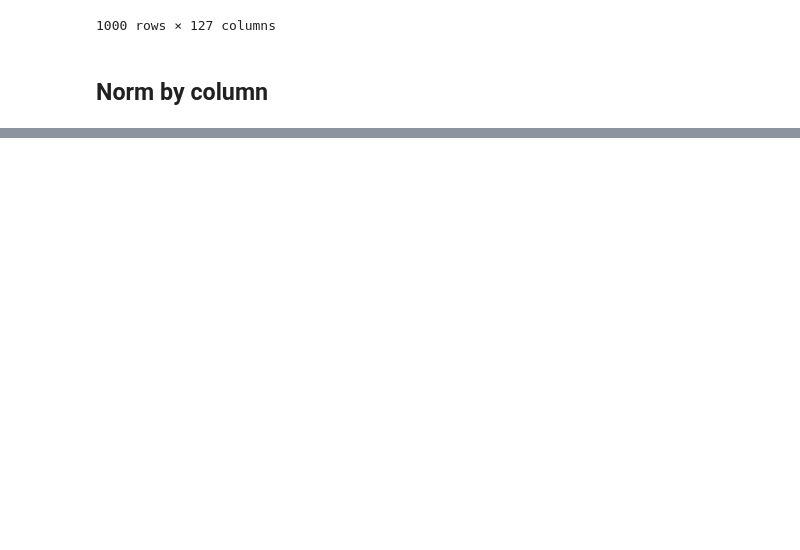
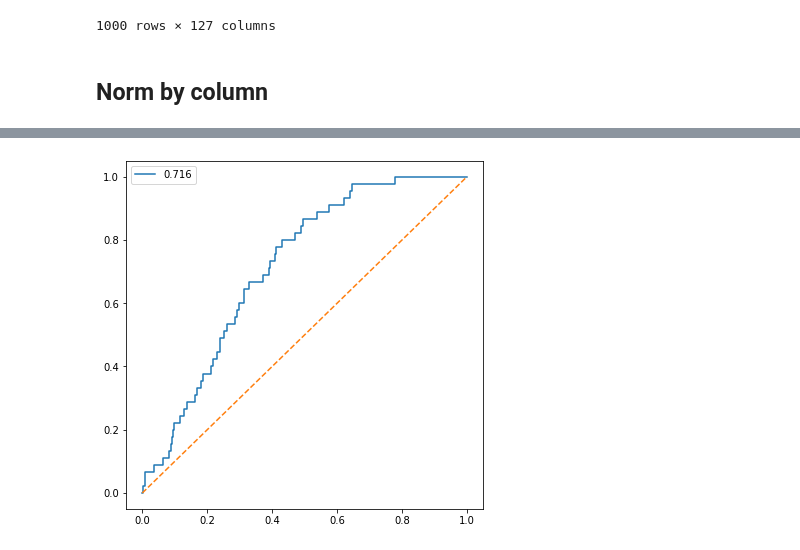
Before and after one commit to hillce/GAN_PDFF_OUT, a Jupyter notebook: genMetricsNFig.ipynb, the cells around one changed output, grey strips where cells are left out. Cells and saved outputs as stored; diff of their text form; code cells hidden in the pictures; blank space fills up the shorter version.

Commit message:
metricsDone

```diff
--- a/genMetricsNFig.ipynb
+++ b/genMetricsNFig.ipynb
@@ -130,0 +126,45 @@ dfNorm
+# %%
+from sklearn.metrics import roc_curve, auc
+
+dotLine = [0,1]
+
+plt.rcParams["figure.figsize"] = [6*4,21*4]
+
+# fig,ax = plt.subplots(21,6)
+cntI = 0
+highAuc = {}
+allAUC = {}
+for i,(kn0,kn1) in enumerate(knNums):
+    for ch in range(6):
+        pred = dfNorm["Ch_{}_Kn_{}{}".format(ch,kn0,kn1)].to_numpy()
+        gt = dfNorm["Reacquire"].to_numpy()
+
+        fpr,tpr,thresh = roc_curve(gt,pred)
+        aucScore = auc(fpr,tpr)
+
+        if aucScore > 0.65:
+            highAuc["Ch_{}_Kn_{}{}".format(ch,kn0,kn1)] = pred
+
+        allAUC["Ch_{}_Kn_{}{}".format(ch,kn0,kn1)] = pred
+
+#         ax[i,ch].plot(fpr,tpr,label="{:.3f}".format(aucScore))
+#         ax[i,ch].plot(dotLine,dotLine,"--")
+#         ax[i,ch].legend(prop={'size':10})
+
+# plt.show()
+# %%
+overPred = np.ones(pred.shape)
+for k in highAuc.keys():
+    overPred *= highAuc[k]
+
+gt = dfNorm["Reacquire"].to_numpy()
+fpr,tpr,thresh = roc_curve(gt,overPred)
+aucScore = auc(fpr,tpr)
+
+plt.rcParams["figure.figsize"] = [6.4,6.4]
+plt.plot(fpr,tpr,label="{:.3f}".format(aucScore))
+plt.plot(dotLine,dotLine,"--")
+plt.legend(prop={'size':10})
+plt.show()
+# %% [output]
+[figure, added]
```
Also changed, not shown: parts of 19 cells of this notebook, 1 other file.
